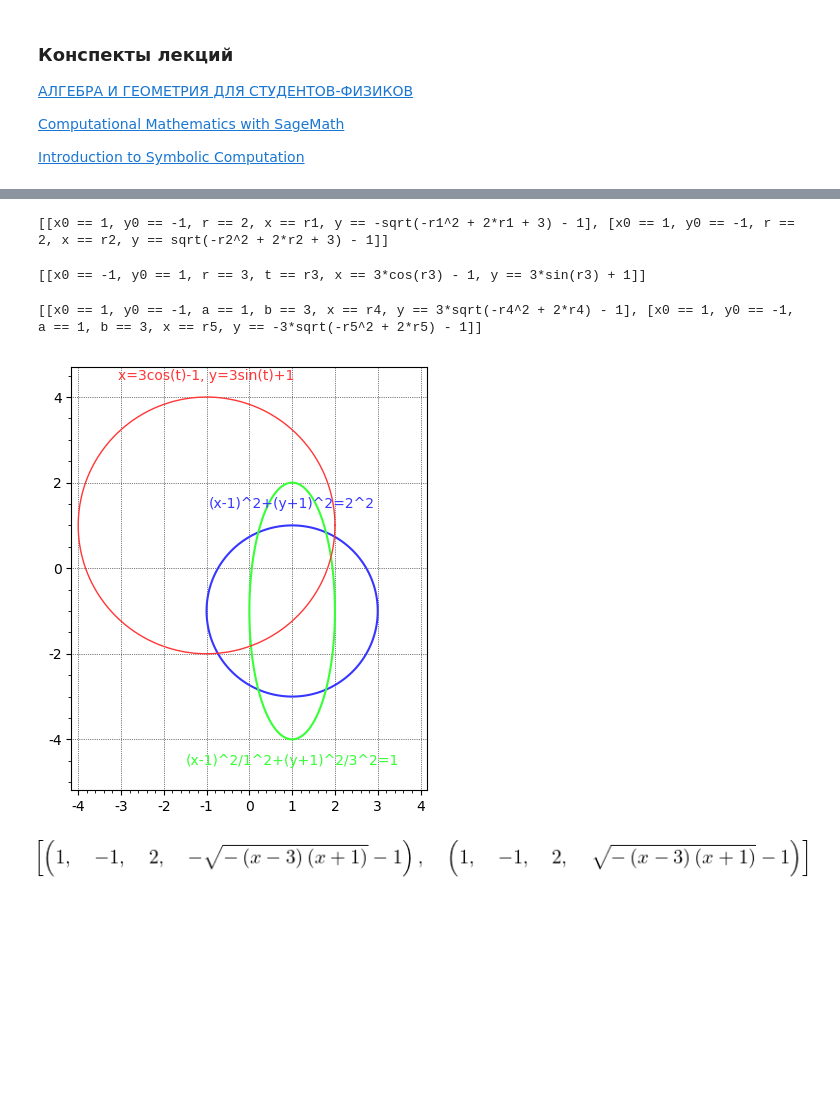
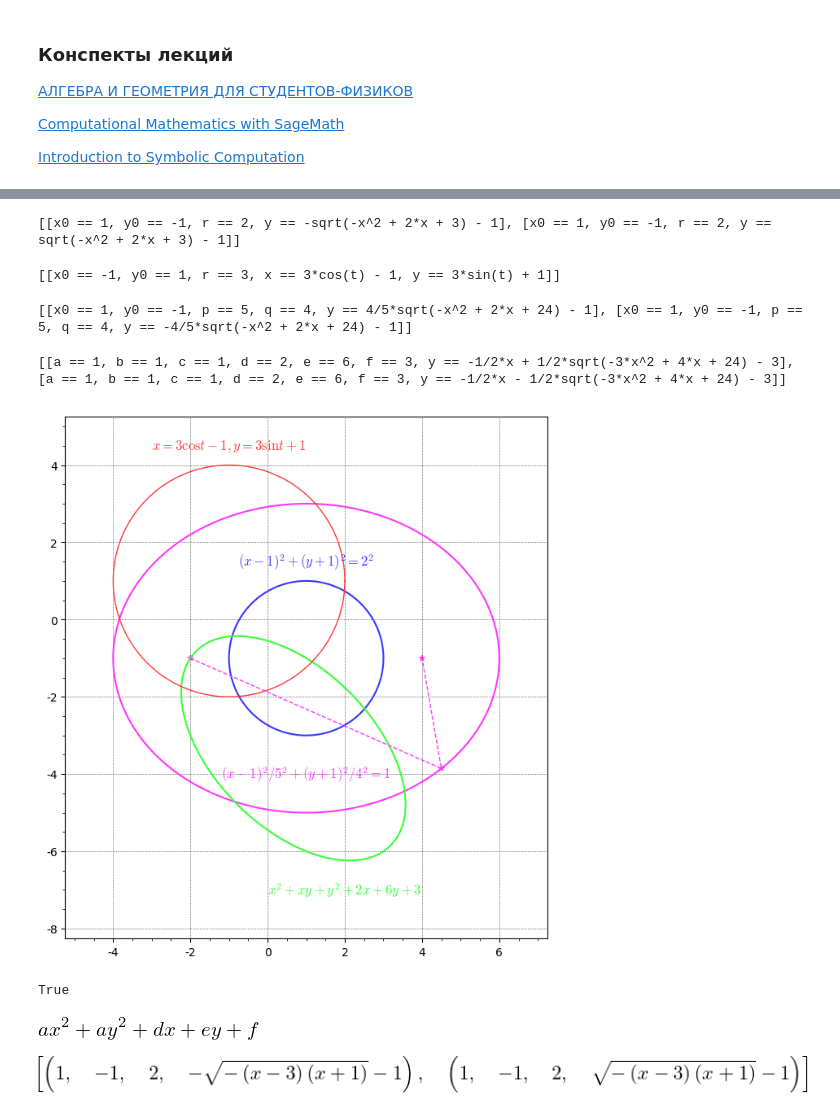
Before and after one commit to OlgaBelitskaya/linear_algebra_practice, a Jupyter notebook: work1_10.ipynb, the cells around one changed output, grey strips where cells are left out. Saved outputs shown, nothing was run; the diff lists cells and outputs as text; code cells hidden in the pictures; blank space fills up the shorter version.

```diff
--- a/work1_10.ipynb
+++ b/work1_10.ipynb
@@ -42,33 +79,61 @@ $\frac{(x - x_0)^2}{a^2} + \frac{(y - y_0)^2}{b^2} = 1$
 # %%
 # sage
-x,y,x0,y0,a,b,r,t = var('x,y,x0,y0,a,b,r,t')
+x,y,x0,y0,a,b,c,d,e,f,p,q,r,t = var('x,y,x0,y0,a,b,c,d,e,f,p,q,r,t')
 
 eq1 = (x-x0)**2+(y-y0)**2-r**2==0
 eq2 = x==r*cos(t)+x0
 eq3 = y==r*sin(t)+y0
-eq4 = (x-x0)**2/a**2+(y-y0)**2/b**2-1==0
+eq4 = (x-x0)**2/p**2+(y-y0)**2/q**2-1==0
+eq5 = a*x**2+b*x*y+c*y**2+d*x+e*y+f==0
 # %%
-solve([eq1, x0==1, y0==-1, r==2], x0,y0,r,x,y)
+solve([eq1, x0==1, y0==-1, r==2], x0,y0,r,y)
 # %% [output]
-[[x0 == 1, y0 == -1, r == 2, x == r1, y == -sqrt(-r1^2 + 2*r1 + 3) - 1], [x0 == 1, y0 == -1, r == 2, x == r2, y == sqrt(-r2^2 + 2*r2 + 3) - 1]]
+[[x0 == 1, y0 == -1, r == 2, y == -sqrt(-x^2 + 2*x + 3) - 1], [x0 == 1, y0 == -1, r == 2, y == sqrt(-x^2 + 2*x + 3) - 1]]
 # %%
-solve([eq2, eq3, x0==-1, y0==1, r==3], x0,y0,r,t,x,y)
+solve([eq2, eq3, x0==-1, y0==1, r==3], x0,y0,r,x,y)
 # %% [output]
-[[x0 == -1, y0 == 1, r == 3, t == r3, x == 3*cos(r3) - 1, y == 3*sin(r3) + 1]]
+[[x0 == -1, y0 == 1, r == 3, x == 3*cos(t) - 1, y == 3*sin(t) + 1]]
 # %%
-solve([eq4, x0==1, y0==-1, a==1, b==3], x0,y0,a,b,x,y)
+solve([eq4, x0==1, y0==-1, p==5, q==4], x0,y0,p,q,y)
 # %% [output]
-[[x0 == 1, y0 == -1, a == 1, b == 3, x == r4, y == 3*sqrt(-r4^2 + 2*r4) - 1], [x0 == 1, y0 == -1, a == 1, b == 3, x == r5, y == -3*sqrt(-r5^2 + 2*r5) - 1]]
+[[x0 == 1, y0 == -1, p == 5, q == 4, y == 4/5*sqrt(-x^2 + 2*x + 24) - 1], [x0 == 1, y0 == -1, p == 5, q == 4, y == -4/5*sqrt(-x^2 + 2*x + 24) - 1]]
+# %%
+solve([eq5, a==1, b==1, c==1, d==2, e==6, f==3], a,b,c,d,e,f,y)
+# %% [output]
+[[a == 1, b == 1, c == 1, d == 2, e == 6, f == 3, y == -1/2*x + 1/2*sqrt(-3*x^2 + 4*x + 24) - 3], [a == 1, b == 1, c == 1, d == 2, e == 6, f == 3, y == -1/2*x - 1/2*sqrt(-3*x^2 + 4*x + 24) - 3]]
 # %%
 g = Graphics()
 p1 = implicit_plot(lambda x,y: (x-1)**2+(y+1)**2-2**2, (-2,4), (-4,2), color='#3636ff')
-t1 = text('(x-1)^2+(y+1)^2=2^2', (1,1.5), color='#3636ff')
+t1 = text('$(x-1)^2+(y+1)^2=2^2$', (1,1.5), color='#3636ff', fontsize=12)
 p2 = parametric_plot((3*cos(t)-1, 3*sin(t)+1), (t,0,2*pi), color='#ff3636', gridlines=True)
-t2 = text('x=3cos(t)-1, y=3sin(t)+1', (-1,4.5), color='#ff3636')
-p3 = implicit_plot(lambda x,y: (x-1)**2/1**2+(y+1)**2/3**2-1, (-1,3), (-5,3), color='#36ff36')
-t3 = text('(x-1)^2/1^2+(y+1)^2/3^2=1', (1,-4.5), color='#36ff36')
-g = g+p1+t1+p2+t2+p3+t3
-g.show()
+t2 = text('$x=3 \cos t-1, y=3 \sin t+1$', (-1,4.5), color='#ff3636', fontsize=12)
+p3 = implicit_plot(lambda x,y: (x-1)**2/5**2+(y+1)**2/4**2-1, (-5,7), (-5,5), color='#ff36ff')
+t3 = text('$(x-1)^2/5^2+(y+1)^2/4^2=1$', (1,-4), color='#ff36ff', fontsize=12)
+p31 = points([(-2,-1), (4,-1), (4.5,-4/5*sqrt(-4.5^2+2*4.5+24)-1)], color='#ff36ff', size=50, marker='*')
+p32 = line([(-2,-1),(4.5,-4/5*sqrt(-4.5^2+2*4.5+24)-1), (4,-1)], linestyle='--', color='#ff36ff')
+p4 = implicit_plot(lambda x,y: 1*x**2+1*x*y+1*y**2+2*x+6*y+3,
+                   (-5,5), (-8,1), color='#36ff36')
+t4 = text('$x^2+xy+y^2+2x+6y+3$', (2,-7), color='#36ff36', fontsize=12)
+g = g+p1+t1+p2+t2+p3+t3+p31+p32+p4+t4
+g.show(figsize=[7,7])
 # %% [output]
-[figure, old version]
+[figure, new version]
+# %%
+x0,y0,p,q = 1,-1,5,4
+f1x,f1y = x0-sqrt(p^2-q^2),y0
+f2x,f2y = x0+sqrt(p^2-q^2),y0
+xm = 4.5
+ym = -4/5*sqrt(-xm^2+2*xm+24)-1
+
+((xm - f1x)^2 + (ym - f1y)^2)^0.5 + ((xm - f2x)^2 + (ym - f2y)^2)^0.5 == 2*p
+# %% [output]
+True
+# %%
+import sympy
+sympy.init_printing(use_unicode=True)
+x,y,a,d,e,f = sympy.symbols('x,y,a,d,e,f')
+
+(a*((x+d/(2*a))^2 + (y+e/(2*a))^2 - (sqrt(d^2+e^2-4*a*f)/(2*a))^2)).simplify()
+# %% [output]
+[figure, added]
 # %%
```
Also changed, not shown: parts of 4 cells of this notebook.
